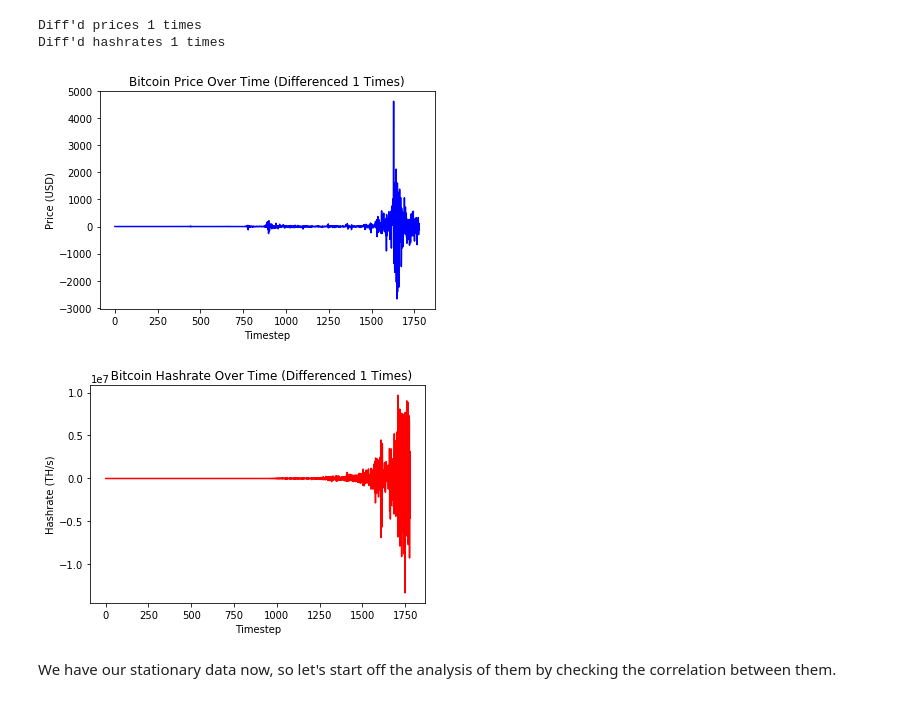
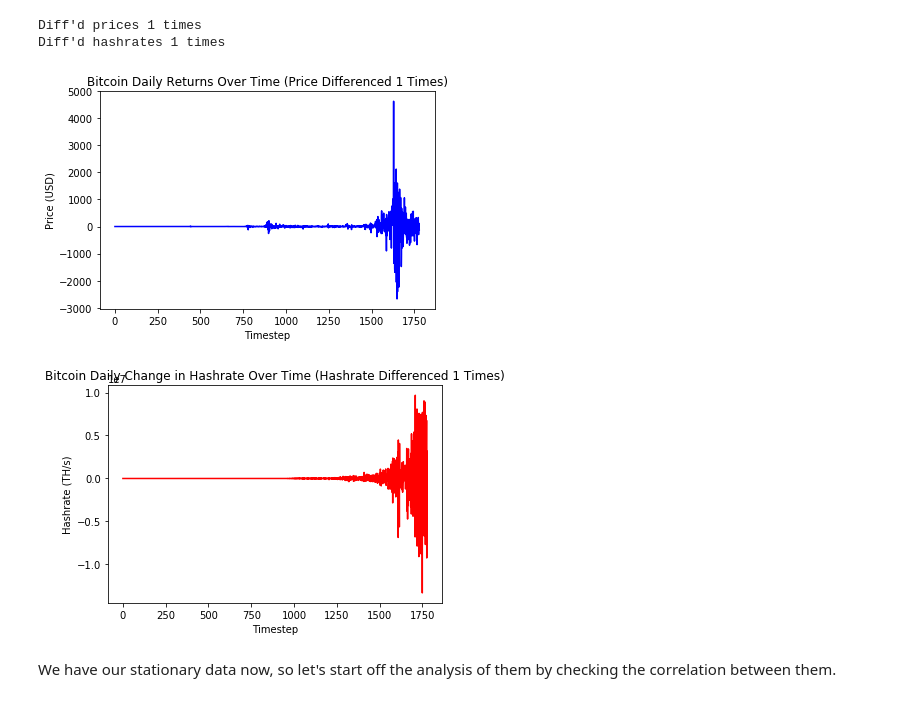
Before and after one commit to aunyks/btc-price-hashrate-causality, a Jupyter notebook: Bitcoin-Hashrate-Influence-On-Price.ipynb, the cells around one changed output. Saved outputs shown, nothing was run; the diff lists cells and outputs as text; code cells hidden in the pictures.

Commit message:
update plot titles and add commas in some prints

```diff
--- a/Bitcoin-Hashrate-Influence-On-Price.ipynb
+++ b/Bitcoin-Hashrate-Influence-On-Price.ipynb
@@ -112,19 +112,19 @@ print('Diff\'d hashrates {0} times'.format(hashrate_diff_results[1]))
 Diff'd prices 1 times
 Diff'd hashrates 1 times
 # %%
-plt.title('Bitcoin Price Over Time (Differenced {0} Times)'.format(price_diff_results[1]))
+plt.title('Bitcoin Daily Returns Over Time (Price Differenced {0} Times)'.format(price_diff_results[1]))
 plt.ylabel('Price (USD)')
 plt.xlabel('Timestep')
 plt.plot(stationary_prices, 'b-')
 plt.show()
-plt.title('  Bitcoin Hashrate Over Time (Differenced {0} Times)'.format(hashrate_diff_results[1]))
+plt.title('Bitcoin Daily Change in Hashrate Over Time (Hashrate Differenced {0} Times)'.format(hashrate_diff_results[1]))
 plt.ylabel('Hashrate (TH/s)')
 plt.xlabel('Timestep')
 plt.plot(stationary_hashrates, 'r-')
 plt.show()
 # %% [output]
-[figure, old version]
+[figure, new version]
-[figure, old version]
+[figure, new version]
 # %% [markdown]
 We have our stationary data now, so let's start off the analysis of them by checking the correlation between them.
 # %%
```
Also changed, not shown: parts of 3 cells of this notebook.
